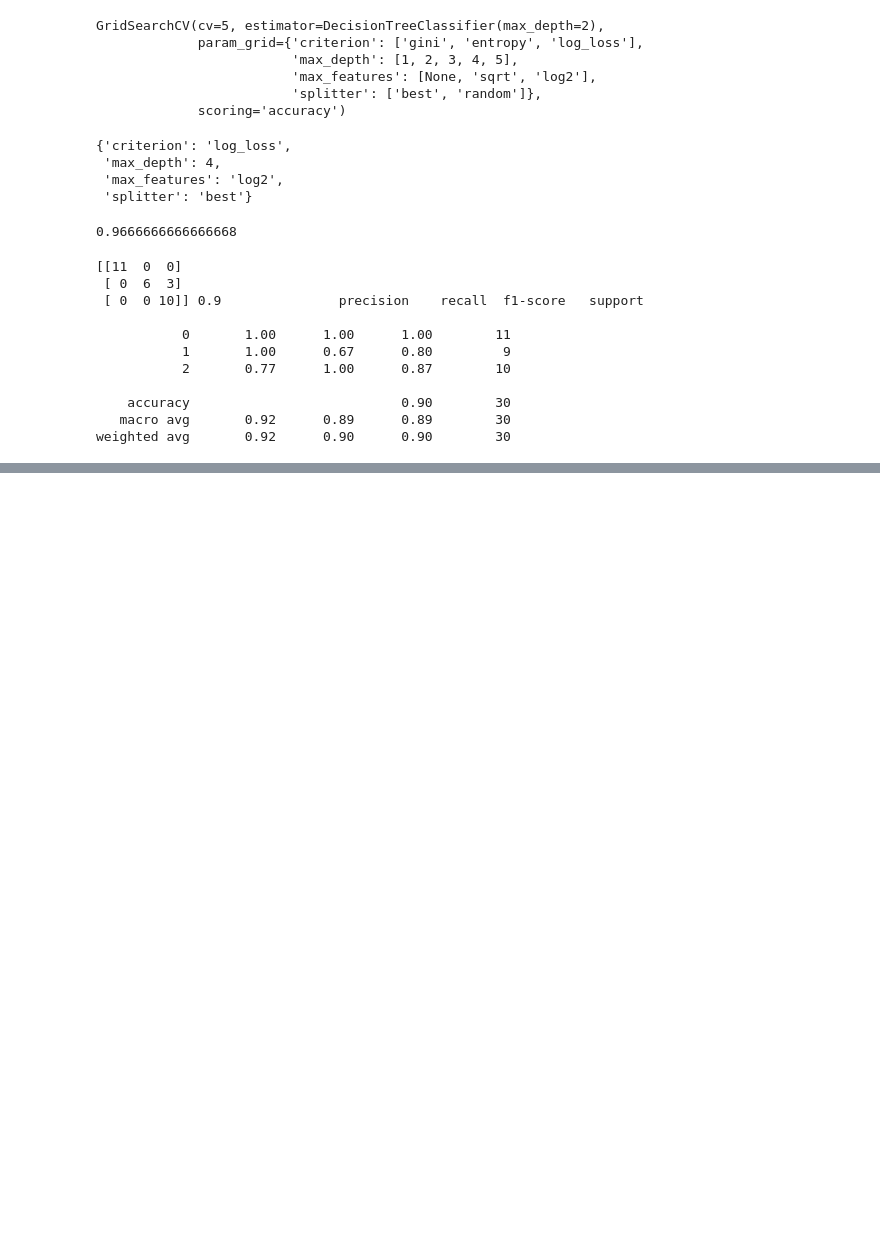
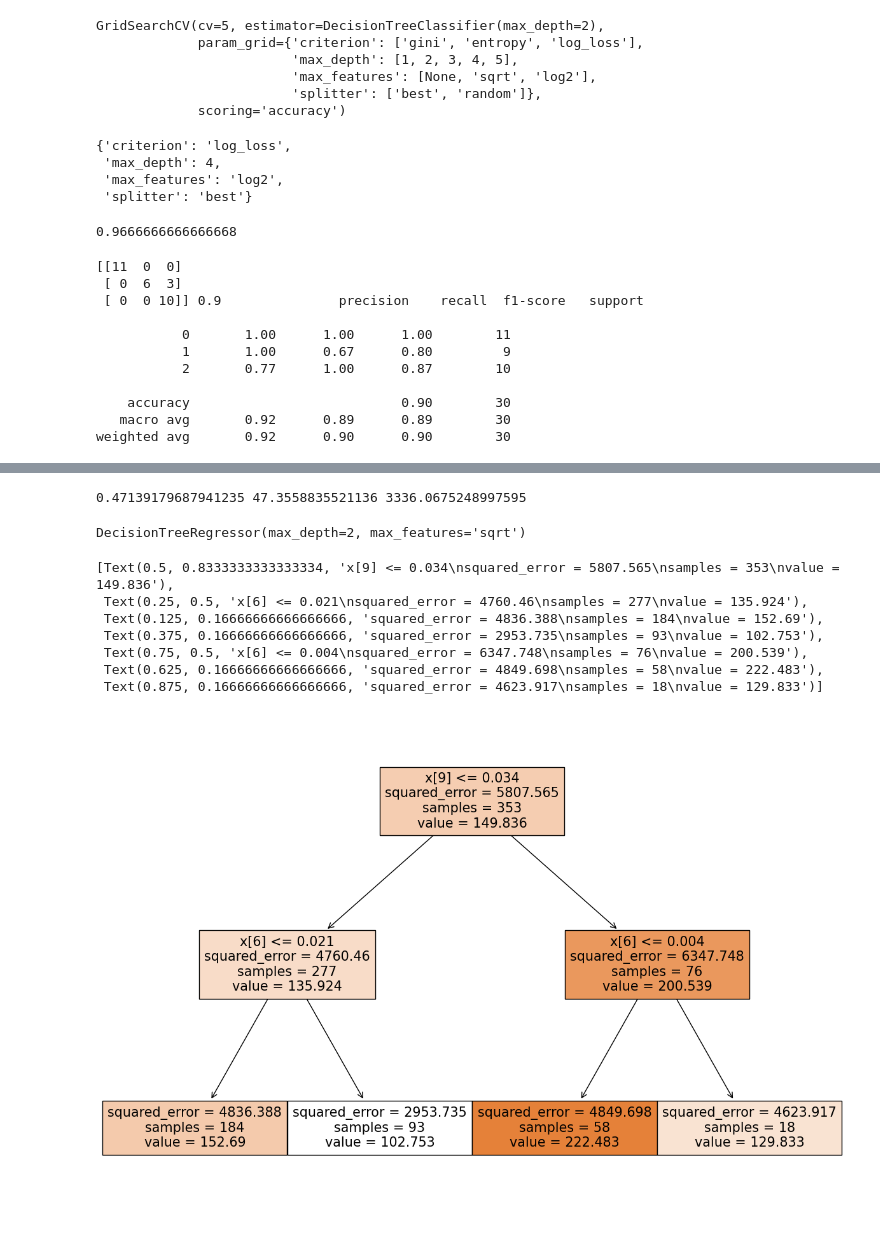
Before and after one commit to KrrishOS/ML-Learning, a Jupyter notebook: 9.DecisionTreeClassifier&Regressor/DecisionTreeImplementation.ipynb, the cells around one changed output, grey strips where cells are left out. Cells and saved outputs as stored; diff of their text form; code cells hidden in the pictures; blank space fills up the shorter version.

```diff
--- a/9.DecisionTreeClassifier&Regressor/DecisionTreeImplementation.ipynb
+++ b/9.DecisionTreeClassifier&Regressor/DecisionTreeImplementation.ipynb
@@ -169,0 +299,5 @@ weighted avg       0.92      0.90      0.90        30
+# %%
+## using Hyperparameter tuning for better results
+grid1 = GridSearchCV(regressor,param_grid= param,cv=5,scoring='neg_mean_squared_error')
+# %%
+grid1.fit(X_train,y_train)
@@ -169,0 +341,25 @@ weighted avg       0.92      0.90      0.90        30
+# %%
+r2= r2_score(y_test,y_pred23)
+mae = mean_absolute_error(y_test,y_pred23)
+mse= mean_squared_error(y_test,y_pred23,)
+print(r2,mae,mse)
+# %% [output]
+0.47139179687941235 47.3558835521136 3336.0675248997595
+# %%
+selectmodel = DecisionTreeRegressor(criterion= 'squared_error', max_depth = 2,max_features = "sqrt",splitter = "best")
+# %%
+selectmodel.fit(X_train,y_train)
+# %% [output]
+DecisionTreeRegressor(max_depth=2, max_features='sqrt')
+# %%
+plt.figure(figsize=(15,10))
+tree.plot_tree(selectmodel,filled= True)
+# %% [output]
+[Text(0.5, 0.8333333333333334, 'x[9] <= 0.034\nsquared_error = 5807.565\nsamples = 353\nvalue = 149.836'),
+ Text(0.25, 0.5, 'x[6] <= 0.021\nsquared_error = 4760.46\nsamples = 277\nvalue = 135.924'),
+ Text(0.125, 0.16666666666666666, 'squared_error = 4836.388\nsamples = 184\nvalue = 152.69'),
+ Text(0.375, 0.16666666666666666, 'squared_error = 2953.735\nsamples = 93\nvalue = 102.753'),
+ Text(0.75, 0.5, 'x[6] <= 0.004\nsquared_error = 6347.748\nsamples = 76\nvalue = 200.539'),
+ Text(0.625, 0.16666666666666666, 'squared_error = 4849.698\nsamples = 58\nvalue = 222.483'),
+ Text(0.875, 0.16666666666666666, 'squared_error = 4623.917\nsamples = 18\nvalue = 129.833')]
+[figure, added]
```
Also changed, not shown: parts of 22 cells of this notebook.
